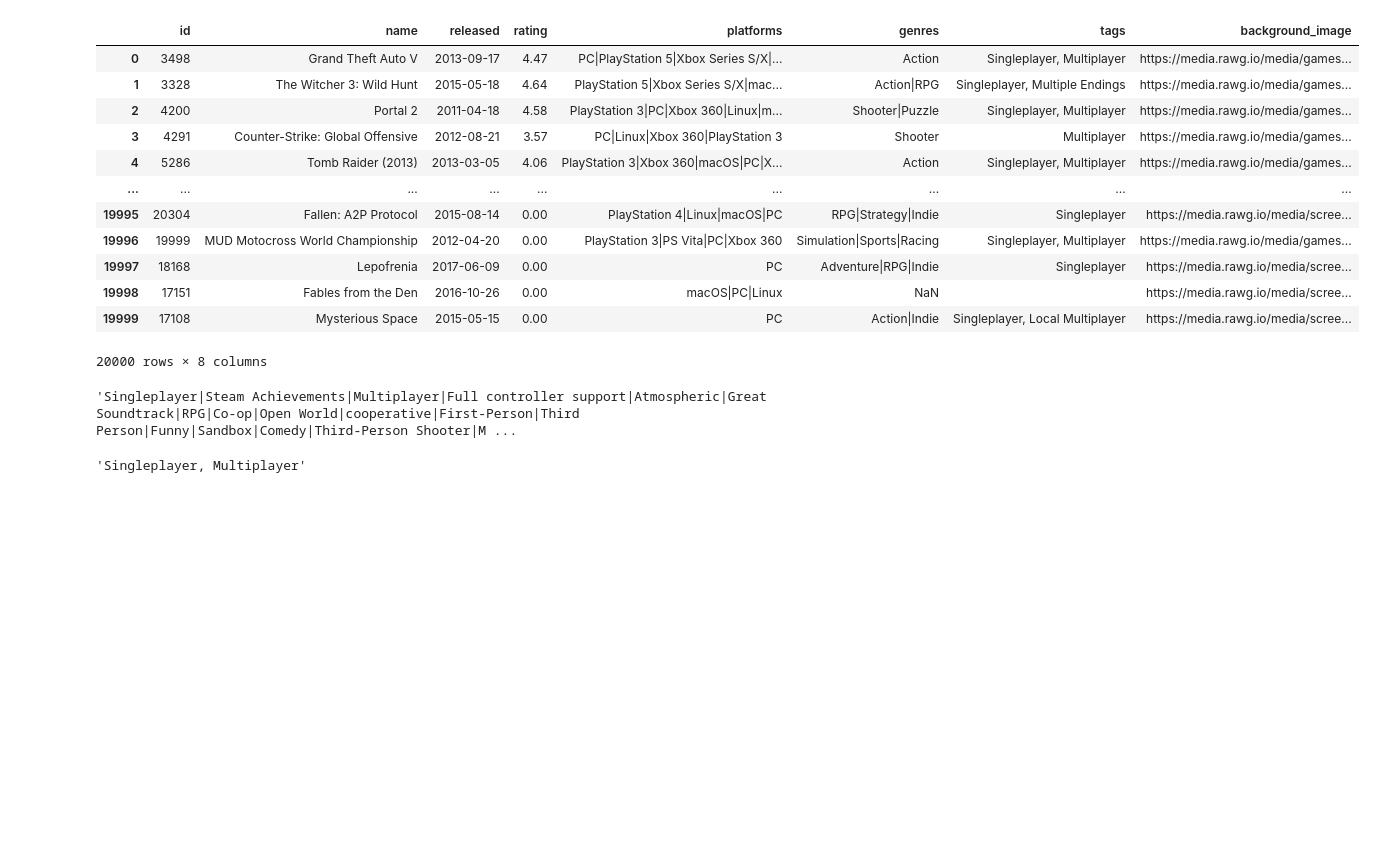
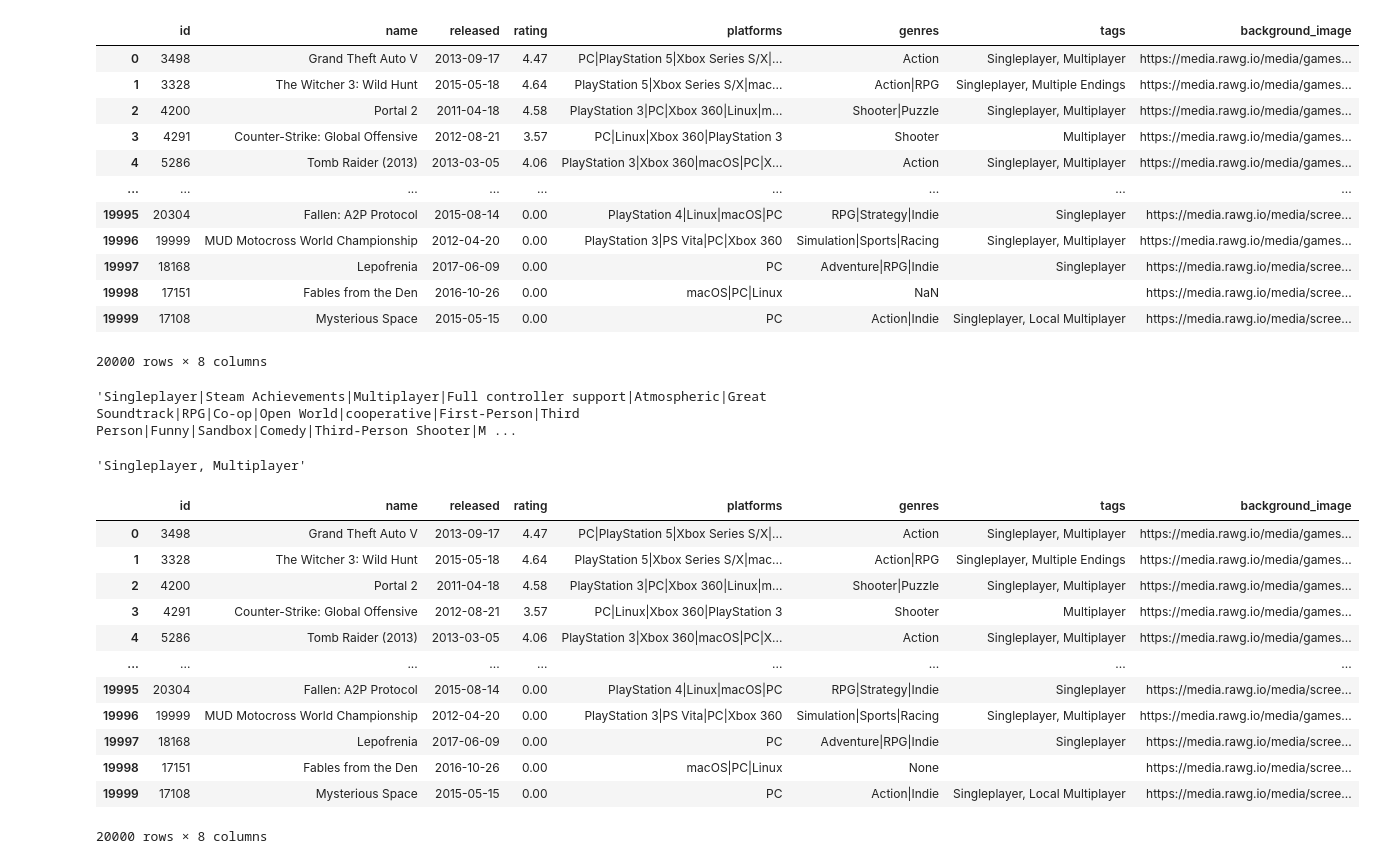
Before and after one commit to giri-harsh/Game-Recommendation-System, a Jupyter notebook: ml/notebooks/JSON.ipynb, the cells around one changed output. Drawn from its saved outputs; the diff is of its cells as text; code cells hidden in the pictures; blank space fills up the shorter version.

Commit message:
csv to json new

```diff
--- a/ml/notebooks/JSON.ipynb
+++ b/ml/notebooks/JSON.ipynb
@@ -110,0 +116,16 @@ df_req_cols_copy.to_json("req_cols.json",orient='records',lines=False,indent=4,f
+# %%
+pd.read_json("req_cols.json")
+# %% [output]
+|  | id | name | released | rating | platforms | genres | tags | background_image |
+| 0 | 3498 | Grand Theft Auto V | 2013-09-17 | 4.47 | PC|PlayStation 5|Xbox Series S/X|... | Action | Singleplayer, Multiplayer | https://media.rawg.io/media/games... |
+| 1 | 3328 | The Witcher 3: Wild Hunt | 2015-05-18 | 4.64 | PlayStation 5|Xbox Series S/X|mac... | Action|RPG | Singleplayer, Multiple Endings | https://media.rawg.io/media/games... |
+| 2 | 4200 | Portal 2 | 2011-04-18 | 4.58 | PlayStation 3|PC|Xbox 360|Linux|m... | Shooter|Puzzle | Singleplayer, Multiplayer | https://media.rawg.io/media/games... |
+| 3 | 4291 | Counter-Strike: Global Offensive | 2012-08-21 | 3.57 | PC|Linux|Xbox 360|PlayStation 3 | Shooter | Multiplayer | https://media.rawg.io/media/games... |
+| 4 | 5286 | Tomb Raider (2013) | 2013-03-05 | 4.06 | PlayStation 3|Xbox 360|macOS|PC|X... | Action | Singleplayer, Multiplayer | https://media.rawg.io/media/games... |
+| ... | ... | ... | ... | ... | ... | ... | ... | ... |
+| 19995 | 20304 | Fallen: A2P Protocol | 2015-08-14 | 0.00 | PlayStation 4|Linux|macOS|PC | RPG|Strategy|Indie | Singleplayer | https://media.rawg.io/media/scree... |
+| 19996 | 19999 | MUD Motocross World Championship | 2012-04-20 | 0.00 | PlayStation 3|PS Vita|PC|Xbox 360 | Simulation|Sports|Racing | Singleplayer, Multiplayer | https://media.rawg.io/media/games... |
+| 19997 | 18168 | Lepofrenia | 2017-06-09 | 0.00 | PC | Adventure|RPG|Indie | Singleplayer | https://media.rawg.io/media/scree... |
+| 19998 | 17151 | Fables from the Den | 2016-10-26 | 0.00 | macOS|PC|Linux | None |  | https://media.rawg.io/media/scree... |
+| 19999 | 17108 | Mysterious Space | 2015-05-15 | 0.00 | PC | Action|Indie | Singleplayer, Local Multiplayer | https://media.rawg.io/media/scree... |
+20000 rows × 8 columns
```
Also changed, not shown: parts of 2 cells of this notebook.
